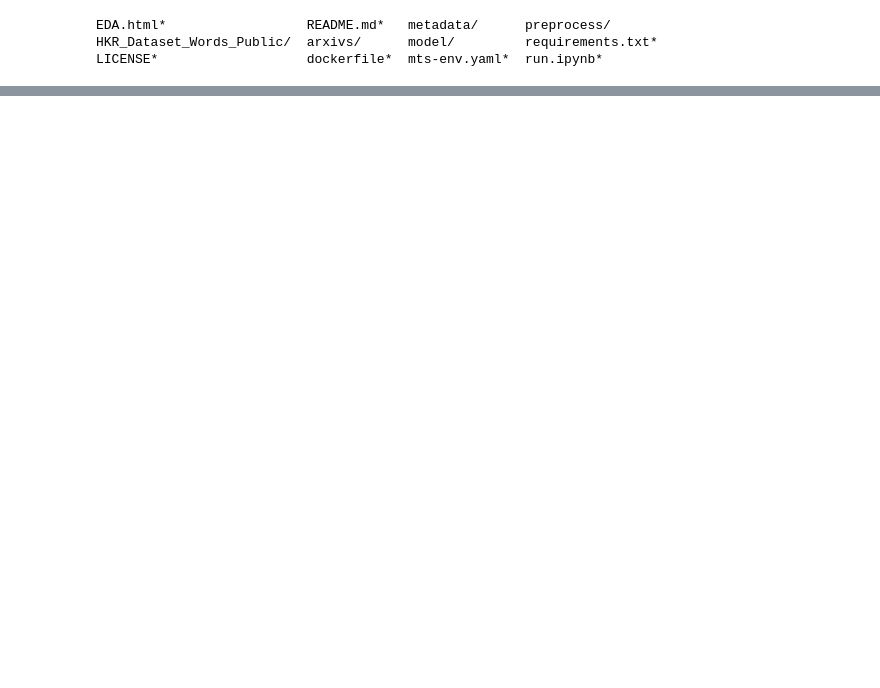
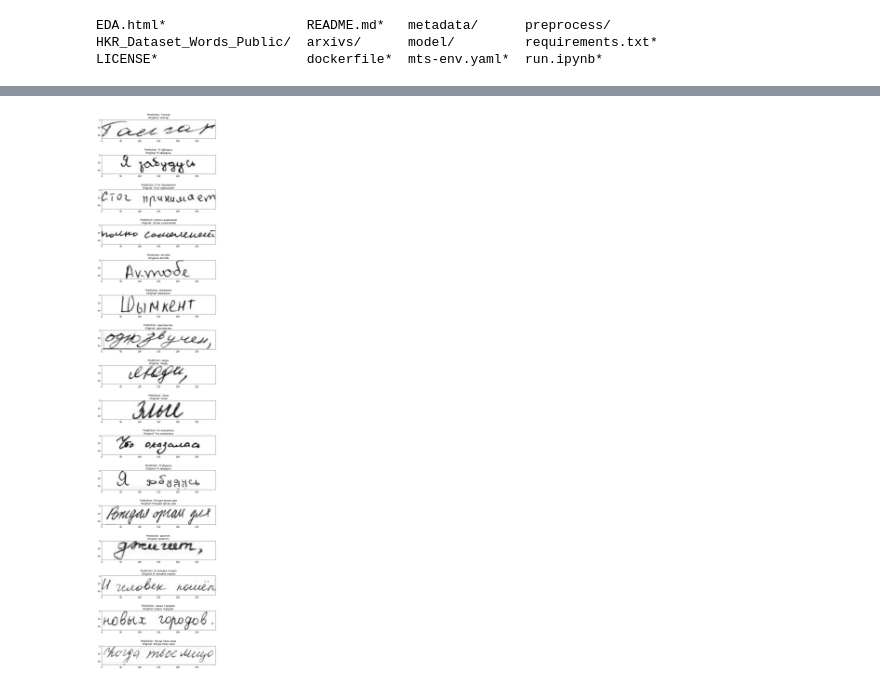
Before and after one commit to sir-timio/HTR, a Jupyter notebook: run.ipynb, the cells around one changed output, grey strips where cells are left out. Cells and saved outputs as stored; diff of their text form; code cells hidden in the pictures; blank space fills up the shorter version.

```diff
--- a/run.ipynb
+++ b/run.ipynb
@@ -49,3 +15,18 @@ ls
 EDA.html*                  README.md*   metadata/      preprocess/
 HKR_Dataset_Words_Public/  arxivs/      model/         requirements.txt*
 LICENSE*                   dockerfile*  mts-env.yaml*  run.ipynb*
+# %%
+# images size
+img_width = 600
+img_height = 100
+
+new_img_width = 300
+new_img_height = 50
+
+batch_size = 16
+
+# default paths
+WORKING_DIR = os.path.join('/home', 'MTS')
+ann_path = os.path.join(WORKING_DIR, 'HKR_Dataset_Words_Public', 'ann')
+img_path = os.path.join(WORKING_DIR, 'HKR_Dataset_Words_Public', 'img')
+metadata = os.path.join(WORKING_DIR, 'metadata', 'metadata.tsv')
@@ -101,0 +197,24 @@ from model import Model
+# %%
+def show_preds_on_batch(model, batch, batch_size=batch_size):
+    _, ax = plt.subplots(batch_size, 1, figsize=(10, 50))
+
+    batch_images = batch['image']
+    batch_labels = batch['label']
+
+    pred_texts = model.predict(batch)
+
+    orig_texts = []
+    for label in batch_labels:
+        label = tf.strings.reduce_join(model.num_to_char(label)).numpy().decode('utf-8').replace('#', '')
+        orig_texts.append(label)
+    for i in range(batch_size):
+        img = ((batch_images[i, :, :, 0] + 0.5) * 255).numpy().astype('uint8')
+        img = img.T
+        title = f"Prediction: {pred_texts[i]}\nOriginal: {orig_texts[i]}"
+        ax[i].set_title(title)
+        ax[i].imshow(img, cmap="gray")
+# %%
+for batch in test.take(1):
+    model.evaluate(batch)
+    show_preds_on_batch(model, batch)
+# %% [output]
@@ -101,0 +222 @@ from model import Model
+[figure, added]
```
Also changed, not shown: parts of 14 cells of this notebook, 18 other files.
